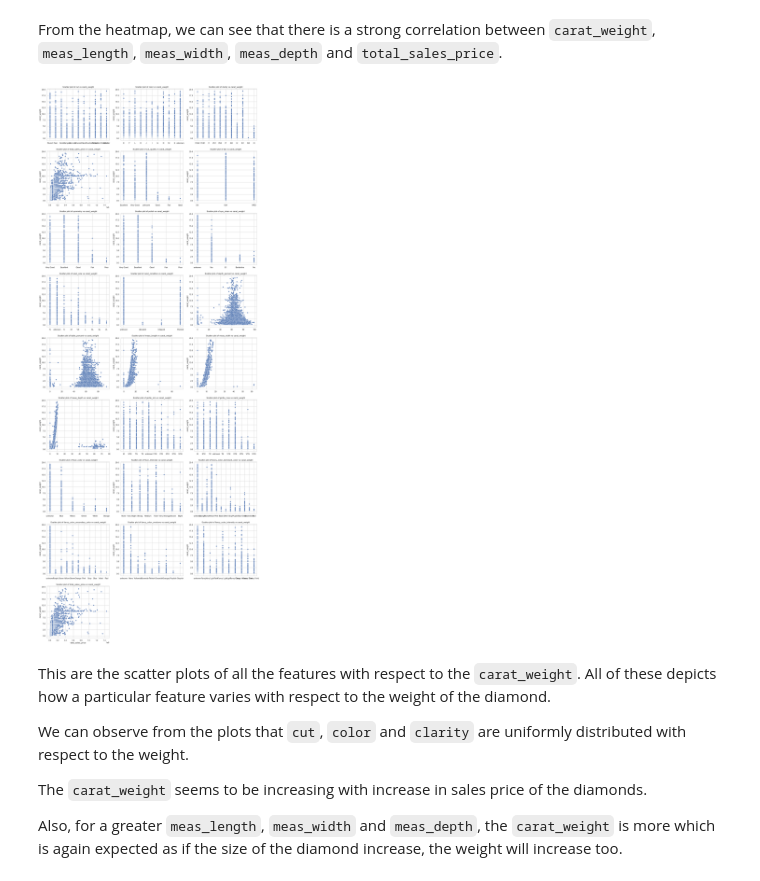
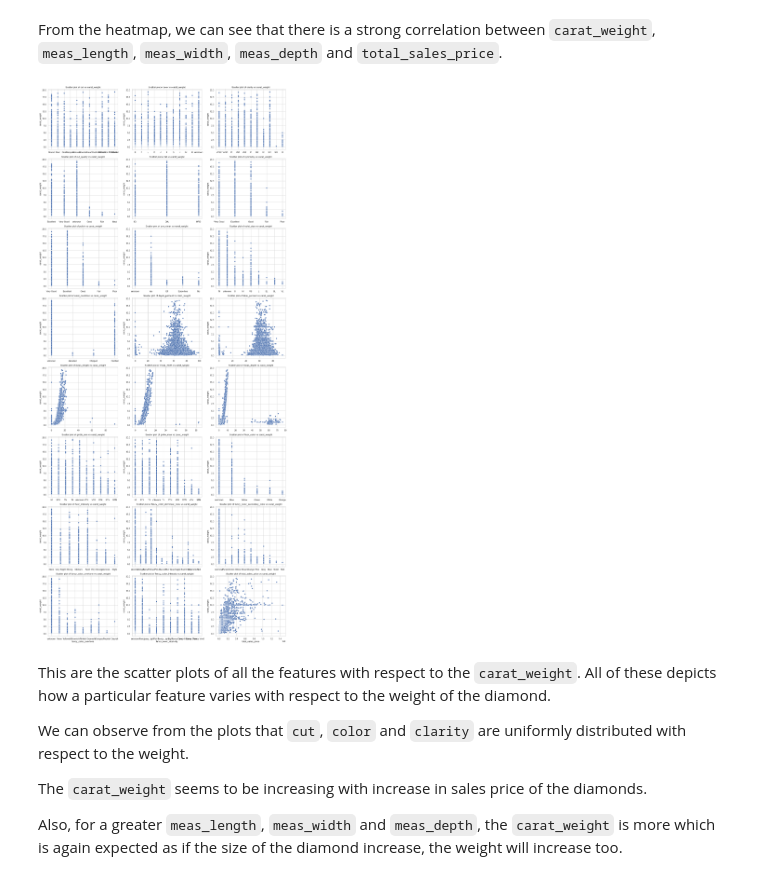
Before and after one commit to NancyPatel11/Data-Mining-Course-Project-1, a Jupyter notebook: ML_carat_weight_prediction.ipynb, the cells around one changed output. Saved outputs shown, nothing was run; the diff lists cells and outputs as text; code cells hidden in the pictures.

```diff
--- a/ML_carat_weight_prediction.ipynb
+++ b/ML_carat_weight_prediction.ipynb
@@ -281,41 +281,41 @@ sns.set_theme(style="whitegrid")
 y_column = "carat_weight"
 
 # List of columns/features to be plotted on the x-axis
-x_columns = ["cut", "color", "clarity","total_sales_price","cut_quality","lab","symmetry",
+x_columns = ["cut", "color", "clarity","cut_quality","lab","symmetry",
              "polish","eye_clean","culet_size","culet_condition","depth_percent","table_percent",
              "meas_length","meas_width","meas_depth","girdle_min","girdle_max","fluor_color",
              "fluor_intensity","fancy_color_dominant_color","fancy_color_secondary_color",
              "fancy_color_overtone","fancy_color_intensity","total_sales_price"]
 
 # the total number of scatter plots
 num_plots = len(x_columns)
 
 # number of rows required to present 3 plots in each row
 num_rows = (num_plots + 2) // 3  # Each row will have 3 plots
 
 # Creating subplots
 fig, axes = plt.subplots(num_rows, 3, figsize=(18, 5 * num_rows))
 
 # Flattenning the axes array for easier iteration
 axes = axes.flatten()
 
 # Loop through the x columns and create scatter plots
 for i, x_col in enumerate(x_columns):
     sns.scatterplot(x=df[x_col], y=df[y_column], ax=axes[i])
     axes[i].set_title(f'Scatter plot of {x_col} vs {y_column}')
 
     # Remove x-axis label from all but the last row
     if i < (num_rows - 1) * 3:
         axes[i].set_xlabel('')
 
 # Remove last 2 unused subplots
 for i in range(num_plots, num_rows * 3):
     fig.delaxes(axes[i])
 
 plt.tight_layout()
 plt.show()
 # %% [output]
-[figure, old version]
+[figure, new version]
 # %% [markdown]
 This are the scatter plots of all the features with respect to the `carat_weight`. All of these depicts how a particular feature varies with respect to the weight of the diamond.
 
```
Also changed, not shown: parts of 4 cells of this notebook, 2 other files.
